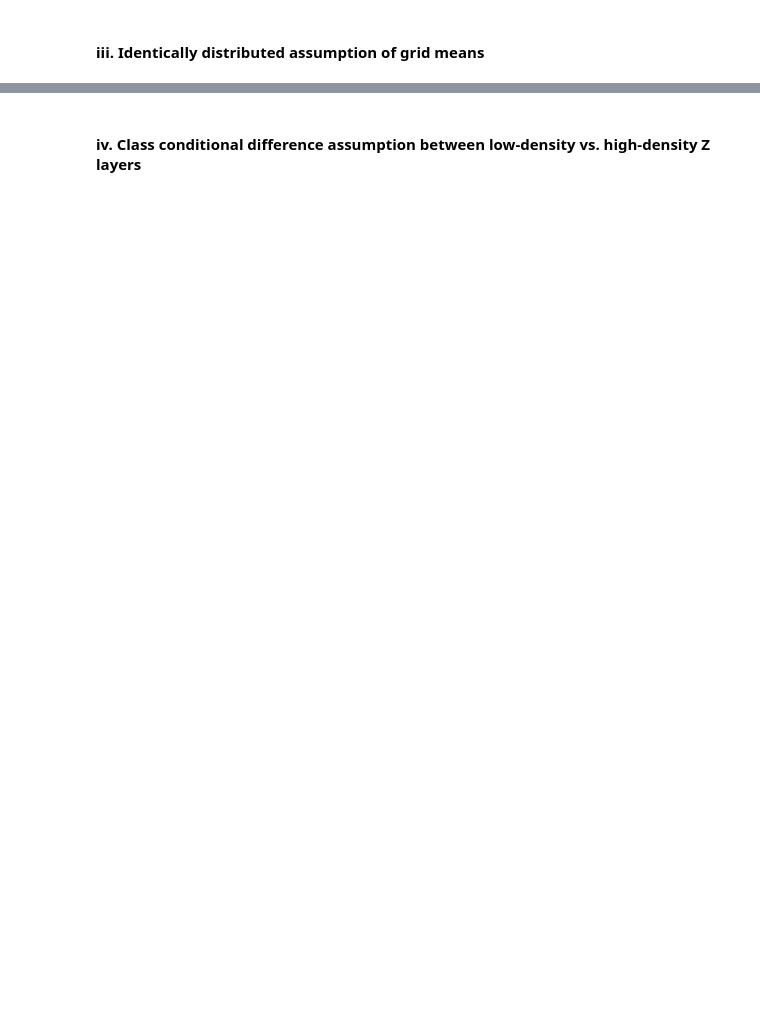
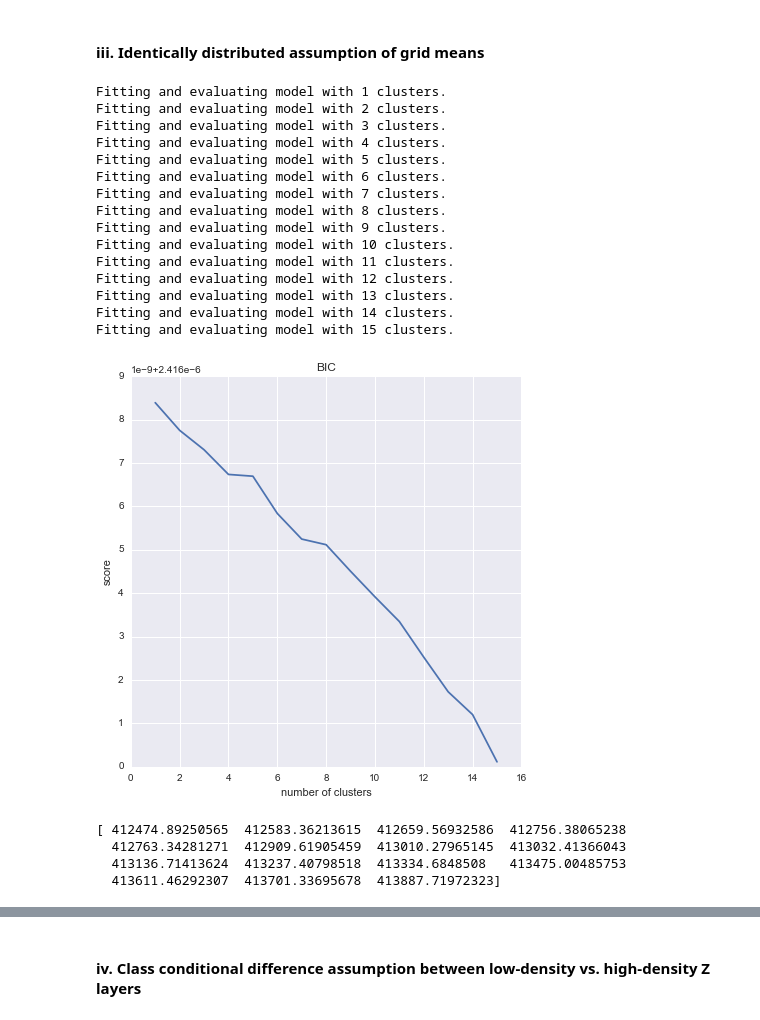
Before and after one commit to Upward-Spiral-Science/chengchang, a Jupyter notebook: Assignment 6.ipynb, the cells around one changed output, grey strips where cells are left out. Cells and saved outputs as stored; diff of their text form; code cells hidden in the pictures; blank space fills up the shorter version.

```diff
--- a/Assignment 6.ipynb
+++ b/Assignment 6.ipynb
@@ -171,2 +241,39 @@ with open('grid_data.pickle') as f:
 # %% [markdown]
 #### iii. Identically distributed assumption of grid means
+# %%
+nclusters = range(1, 16)
+
+bic = np.array(())
+for idx in nclusters:
+    print "Fitting and evaluating model with " + str(idx) + " clusters."
+    gmm = sklearn.mixture.GMM(n_components=idx, n_iter=1000, covariance_type = 'diag')
+    gmm.fit(out)
+    bic = np.append(bic, gmm.bic(out))
+plt.figure(figsize=(7, 7))
+plt.plot(nclusters, 1.0/bic)
+plt.title('BIC')
+plt.ylabel('score')
+plt.xlabel('number of clusters')
+plt.show()
+print bic
+# %% [output]
+Fitting and evaluating model with 1 clusters.
+Fitting and evaluating model with 2 clusters.
+Fitting and evaluating model with 3 clusters.
+Fitting and evaluating model with 4 clusters.
+Fitting and evaluating model with 5 clusters.
+Fitting and evaluating model with 6 clusters.
+Fitting and evaluating model with 7 clusters.
+Fitting and evaluating model with 8 clusters.
+Fitting and evaluating model with 9 clusters.
+Fitting and evaluating model with 10 clusters.
+Fitting and evaluating model with 11 clusters.
+Fitting and evaluating model with 12 clusters.
+Fitting and evaluating model with 13 clusters.
+Fitting and evaluating model with 14 clusters.
+Fitting and evaluating model with 15 clusters.
+[figure, added]
+[ 412474.89250565  412583.36213615  412659.56932586  412756.38065238
+  412763.34281271  412909.61905459  413010.27965145  413032.41366043
+  413136.71413624  413237.40798518  413334.6848508   413475.00485753
+  413611.46292307  413701.33695678  413887.71972323]
```
Also changed, not shown: parts of 13 cells of this notebook, 2 other files.
